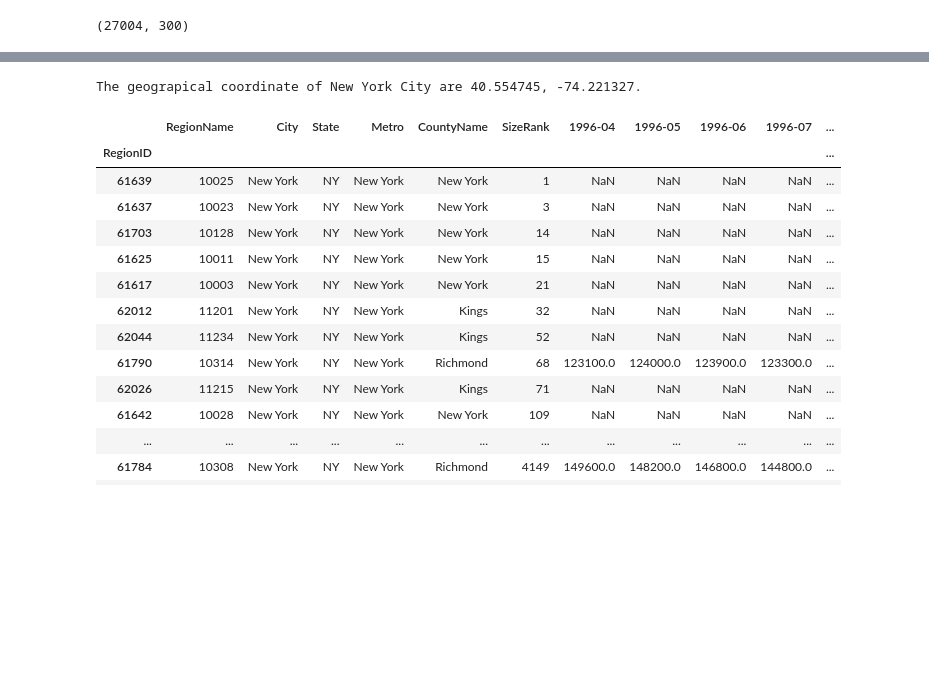
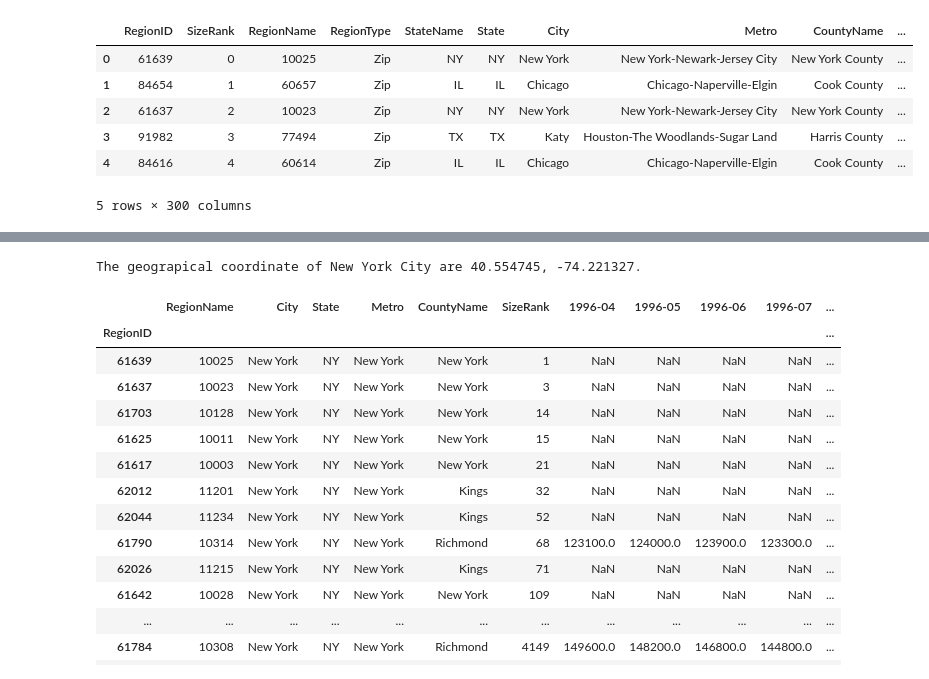
Before and after one commit to allaccountstaken/Coursera_Capstone, a Jupyter notebook: NYC_venues_prices.ipynb, the cells around one changed output, grey strips where cells are left out. Cells and saved outputs as stored; diff of their text form; code cells hidden in the pictures; blank space fills up the shorter version.

Commit message:
testing zillow download with all the recent prices

```diff
--- a/NYC_venues_prices.ipynb
+++ b/NYC_venues_prices.ipynb
@@ -13,6 +13,12 @@ import folium
 # %%
 df_all_prices = pd.read_csv('recent_prices.csv')
 # %%
-df_all_prices.shape
+df_all_prices.head()
 # %% [output]
+|  | RegionID | SizeRank | RegionName | RegionType | StateName | State | City | Metro | CountyName | ... |
+| 0 | 61639 | 0 | 10025 | Zip | NY | NY | New York | New York-Newark-Jersey City | New York County | ... |
+| 1 | 84654 | 1 | 60657 | Zip | IL | IL | Chicago | Chicago-Naperville-Elgin | Cook County | ... |
+| 2 | 61637 | 2 | 10023 | Zip | NY | NY | New York | New York-Newark-Jersey City | New York County | ... |
+| 3 | 91982 | 3 | 77494 | Zip | TX | TX | Katy | Houston-The Woodlands-Sugar Land | Harris County | ... |
+| 4 | 84616 | 4 | 60614 | Zip | IL | IL | Chicago | Chicago-Naperville-Elgin | Cook County | ... |
-(27004, 300)
+5 rows × 300 columns
```
Also changed, not shown: parts of 1 cell of this notebook.
